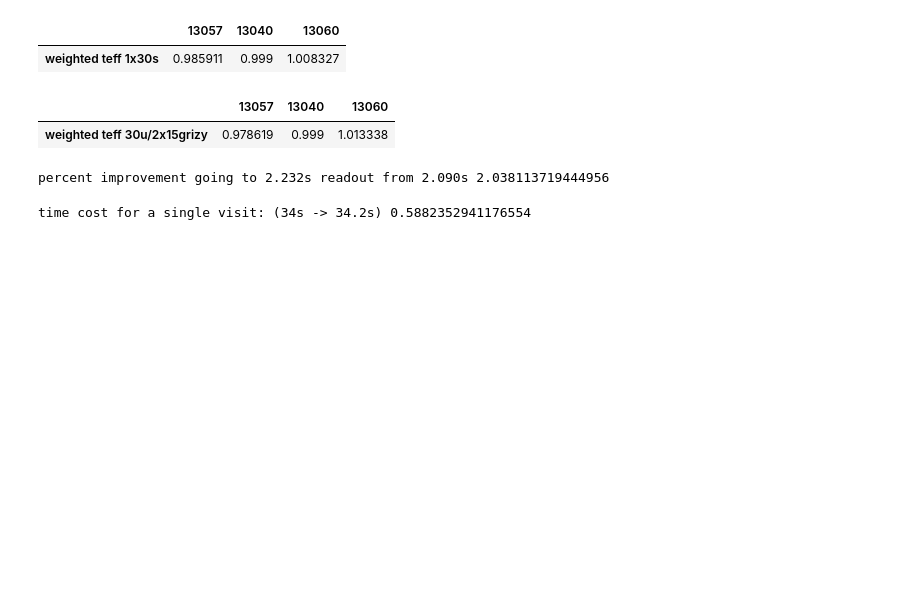
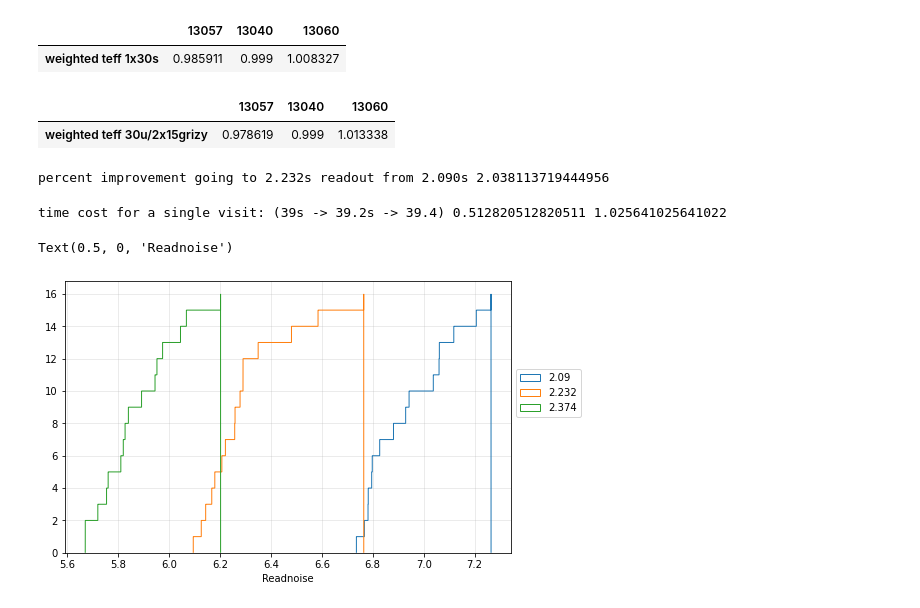
Before and after one commit to rhiannonlynne/f_factors, a Jupyter notebook: source/m5_by_amp/m5_all_amps.ipynb, the cells around one changed output. Cells and saved outputs as stored; diff of their text form; code cells hidden in the pictures; blank space fills up the shorter version.

Commit message:
Add readnoise distribution plot, update times of exposures for comparison

```diff
--- a/source/m5_by_amp/m5_all_amps.ipynb
+++ b/source/m5_by_amp/m5_all_amps.ipynb
@@ -307,6 +307,29 @@ print('percent improvement going to 2.232s readout from 2.090s',
 # %% [output]
 percent improvement going to 2.232s readout from 2.090s 2.038113719444956
 # %%
-print('time cost for a single visit: (34s -> 34.2s)', (34.2-34)/34*100)
+print('time cost for a single visit: (39s -> 39.2s -> 39.4)', (39.2/39*100)-100, (39.4/39*100)-100)
 # %% [output]
-time cost for a single visit: (34s -> 34.2s) 0.5882352941176554
+time cost for a single visit: (39s -> 39.2s -> 39.4) 0.512820512820511 1.025641025641022
+# %%
+# Readnoise distribution
+readnoise = {}
+readnoise_vals = {}
+for s in series:
+    fname = f'readnoise_{s}.pkl'
+    readnoise[s] = pd.read_pickle(fname)
+    readnoise_vals[s] = []
+    for k in readnoise[s]:
+        readnoise_vals[s] += readnoise[s][k]
+    #omit known bad channel
+    readnoise_vals[s] = [r for r in readnoise[s][k] if r < 80]
+
+plt.figure(figsize=(8,5))
+for s in series:
+    n,b,p = plt.hist(readnoise_vals[s], bins=189*16, histtype='step', cumulative=1,
+                    label=series[s])
+plt.legend(loc=(1.01, 0.5), fancybox=True)
+plt.grid(True, alpha=0.3)
+plt.xlabel('Readnoise')
+# %% [output]
+Text(0.5, 0, 'Readnoise')
+[figure, added]
```
